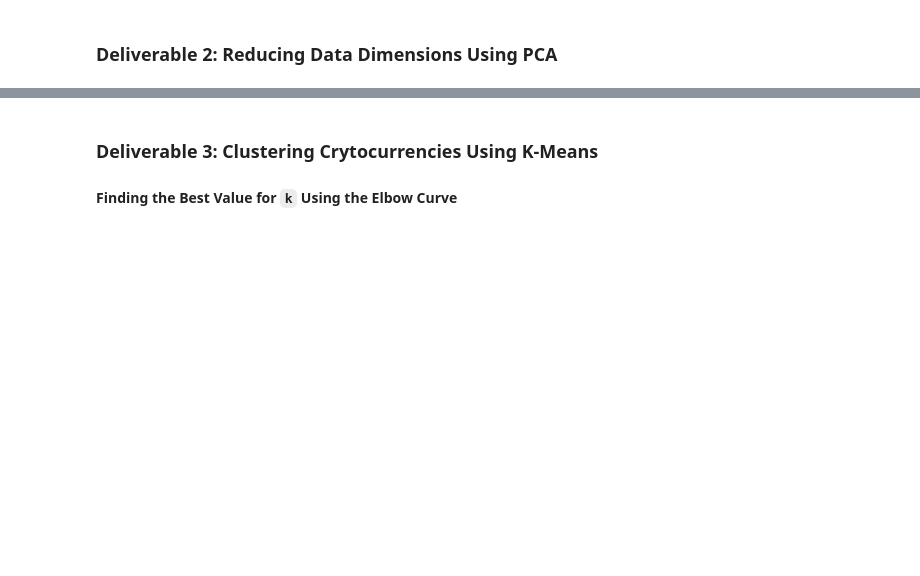
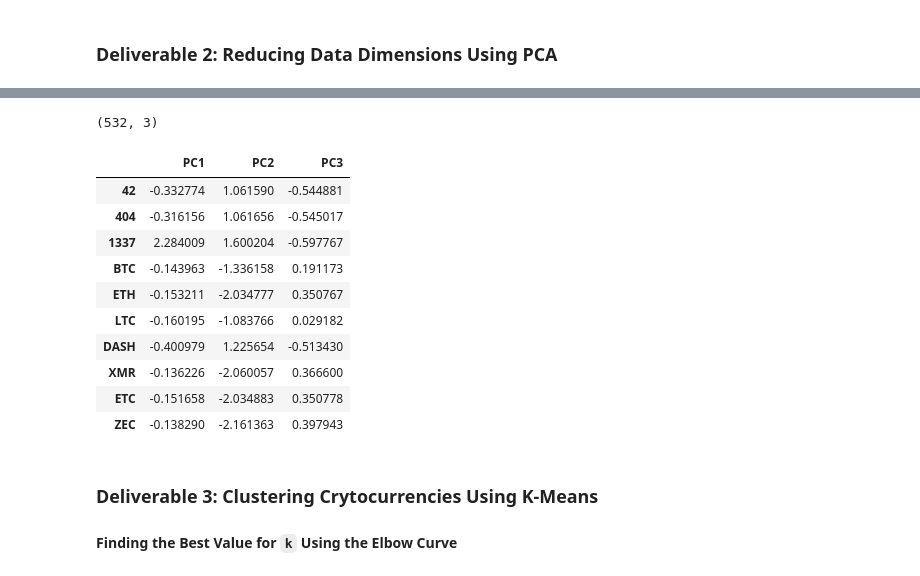
Before and after one commit to asanchez116/Cryptocurrencies, a Jupyter notebook: crypto_clustering.ipynb, the cells around one changed output, grey strips where cells are left out. Cells and saved outputs as stored; diff of their text form; code cells hidden in the pictures; blank space fills up the shorter version.

```diff
--- a/crypto_clustering.ipynb
+++ b/crypto_clustering.ipynb
@@ -157,5 +156,7 @@ array([[-0.11710817, -0.1528703 , -0.0433963 , -0.0433963 , -0.0433963 ,
 ### Deliverable 2: Reducing Data Dimensions Using PCA
 # %%
 # Using PCA to reduce dimension to three principal components.
-# YOUR CODE HERE
+pca = PCA(n_components = 3)
+crypto_pca = pca.fit_transform(scaled_df)
+crypto_pca
 # %% [output]
@@ -185,3 +170,26 @@ array([[-0.33285464,  1.0383583 , -0.56494435],
+# %%
+# Create a DataFrame with the three principal components.
+# Carry over index from df_coin_name
+pcs_df = pd.DataFrame(
+data = crypto_pca, columns = ["PC1",
+                              "PC2",
+                              "PC3"],
+index=df_coin_name_dropped.index.copy())
+print(pcs_df.shape)
+pcs_df.head(10)
+# %% [output]
+(532, 3)
+|  | PC1 | PC2 | PC3 |
+| 42 | -0.332774 | 1.061590 | -0.544881 |
+| 404 | -0.316156 | 1.061656 | -0.545017 |
+| 1337 | 2.284009 | 1.600204 | -0.597767 |
+| BTC | -0.143963 | -1.336158 | 0.191173 |
+| ETH | -0.153211 | -2.034777 | 0.350767 |
+| LTC | -0.160195 | -1.083766 | 0.029182 |
+| DASH | -0.400979 | 1.225654 | -0.513430 |
+| XMR | -0.136226 | -2.060057 | 0.366600 |
+| ETC | -0.151658 | -2.034883 | 0.350778 |
+| ZEC | -0.138290 | -2.161363 | 0.397943 |
 # %% [markdown]
 ### Deliverable 3: Clustering Crytocurrencies Using K-Means
 
```
Also changed, not shown: parts of 11 cells of this notebook.
